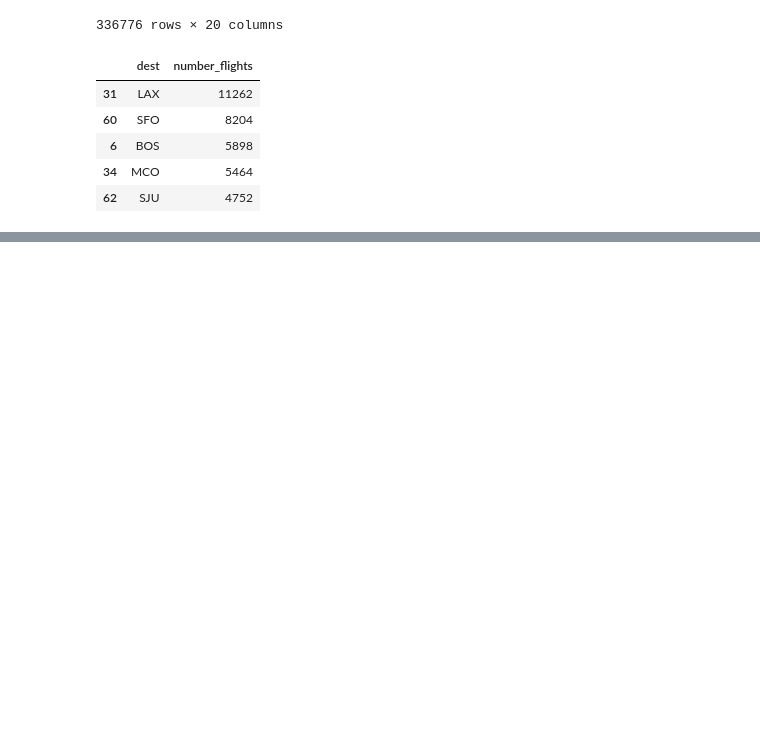
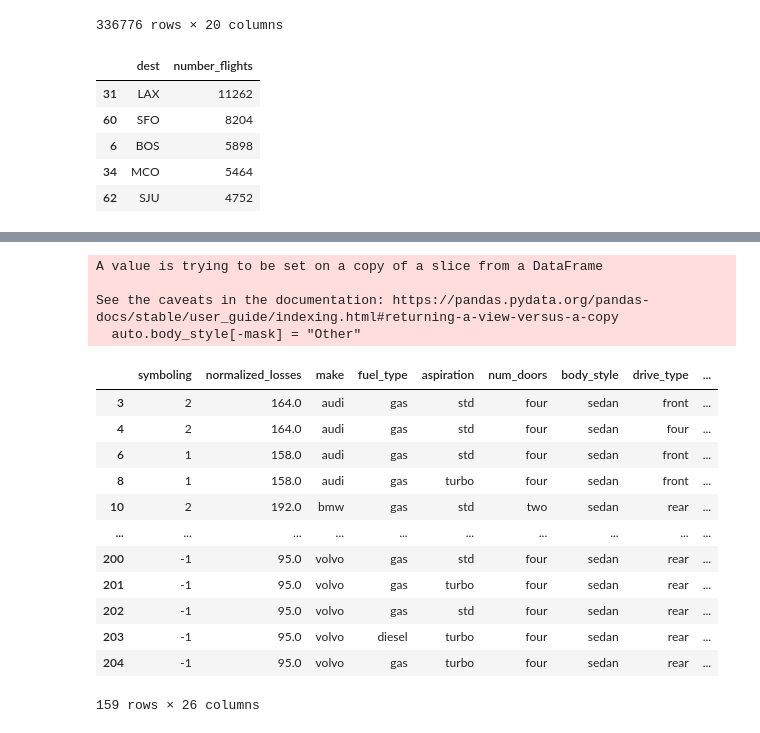
Before and after one commit to M-Christensen/ATPA, a Jupyter notebook: SOAModule_Notes/Module2/Sec2_DataTransformationCleaning.ipynb, the cells around one changed output, grey strips where cells are left out. Saved outputs shown, nothing was run; the diff lists cells and outputs as text; code cells hidden in the pictures; blank space fills up the shorter version.

```diff
--- a/SOAModule_Notes/Module2/Sec2_DataTransformationCleaning.ipynb
+++ b/SOAModule_Notes/Module2/Sec2_DataTransformationCleaning.ipynb
@@ -809,32 +1075,50 @@ auto = pd.read_csv("automobile.csv",names = Auto_Names)
 # # CHUNK 75: Exercise 2.3.14: Solution
 
 Auto_Names = ["symboling", "normalized_losses", "make", "fuel_type","aspiration", "num_doors", "body_style", "drive_wheels","engine_location", "wheel_base", "length", "width", "height", "curb_weight", "engine_type","num_cylinders", "engine_size", "fuel_system", "bore", "stroke", "compression_ratio", "horsepower", "peak_rpm", "city_mpg", "highway_mpg", "price"]
 
 import pandas as pd
-auto = pd.read_csv("automobile.csv",names = Auto_Names)
+auto = pd.read_csv("Data/automobile.csv",names = Auto_Names)
 
 # 1 Use the principles of data manipulation to replace those “?” values with NAs
 auto = auto.replace("?",np.nan)
 
 # 2 Remove all records with missing values
 auto = auto.dropna()
 
 # 3 Rename the variable drive_wheels to drive_type.
 auto = auto.rename(columns={"drive_wheels":"drive_type"})
 
 # 4 Recode all the variables in the new variable drive_type. Make “rwd” into “rear”, “fwd” into “front”, and “4wd” into “four”.
 auto["drive_type"] =  auto["drive_type"].map({"rwd":"rear","fwd":"front","4wd":"four"})
 
 # 5 Change the values in the variable engine_location  so that only the first two letters show and make those two letters all uppercase.
 auto = auto.assign(engine_location=auto.engine_location.str.upper().str[0:2])
 
 # 6 There are some numeric columns that have “?”, and as a result, they were marked as strings or characters. Convert those variables to numeric.
 auto = auto.assign(normalized_losses = [float(x) for x in auto.normalized_losses],stroke = [float(x) for x in auto.stroke],bore = [float(x) for x in auto.bore],price = [float(x) for x in auto.price])
 
 # 7 Combine factors in the body_style variable so that there are only three factors: “sedan”, “hatchback”, and “Other”
 big_levels = ["sedan","hatchback"]
 mask = auto.body_style.isin(big_levels)
 auto.body_style[-mask] = "Other"
 
-pd.set_option('max_columns', None) # This will display all the columns
+# pd.set_option('max_columns', None) # This will display all the columns
 auto
+# %% [output]
+A value is trying to be set on a copy of a slice from a DataFrame
+
+See the caveats in the documentation: https://pandas.pydata.org/pandas-docs/stable/user_guide/indexing.html#returning-a-view-versus-a-copy
+  auto.body_style[-mask] = "Other"
+|  | symboling | normalized_losses | make | fuel_type | aspiration | num_doors | body_style | drive_type | ... |
+| 3 | 2 | 164.0 | audi | gas | std | four | sedan | front | ... |
+| 4 | 2 | 164.0 | audi | gas | std | four | sedan | four | ... |
+| 6 | 1 | 158.0 | audi | gas | std | four | sedan | front | ... |
+| 8 | 1 | 158.0 | audi | gas | turbo | four | sedan | front | ... |
+| 10 | 2 | 192.0 | bmw | gas | std | two | sedan | rear | ... |
+| ... | ... | ... | ... | ... | ... | ... | ... | ... | ... |
+| 200 | -1 | 95.0 | volvo | gas | std | four | sedan | rear | ... |
+| 201 | -1 | 95.0 | volvo | gas | turbo | four | sedan | rear | ... |
+| 202 | -1 | 95.0 | volvo | gas | std | four | sedan | rear | ... |
+| 203 | -1 | 95.0 | volvo | diesel | turbo | four | sedan | rear | ... |
+| 204 | -1 | 95.0 | volvo | gas | turbo | four | sedan | rear | ... |
+159 rows × 26 columns
```
Also changed, not shown: parts of 38 cells of this notebook.
